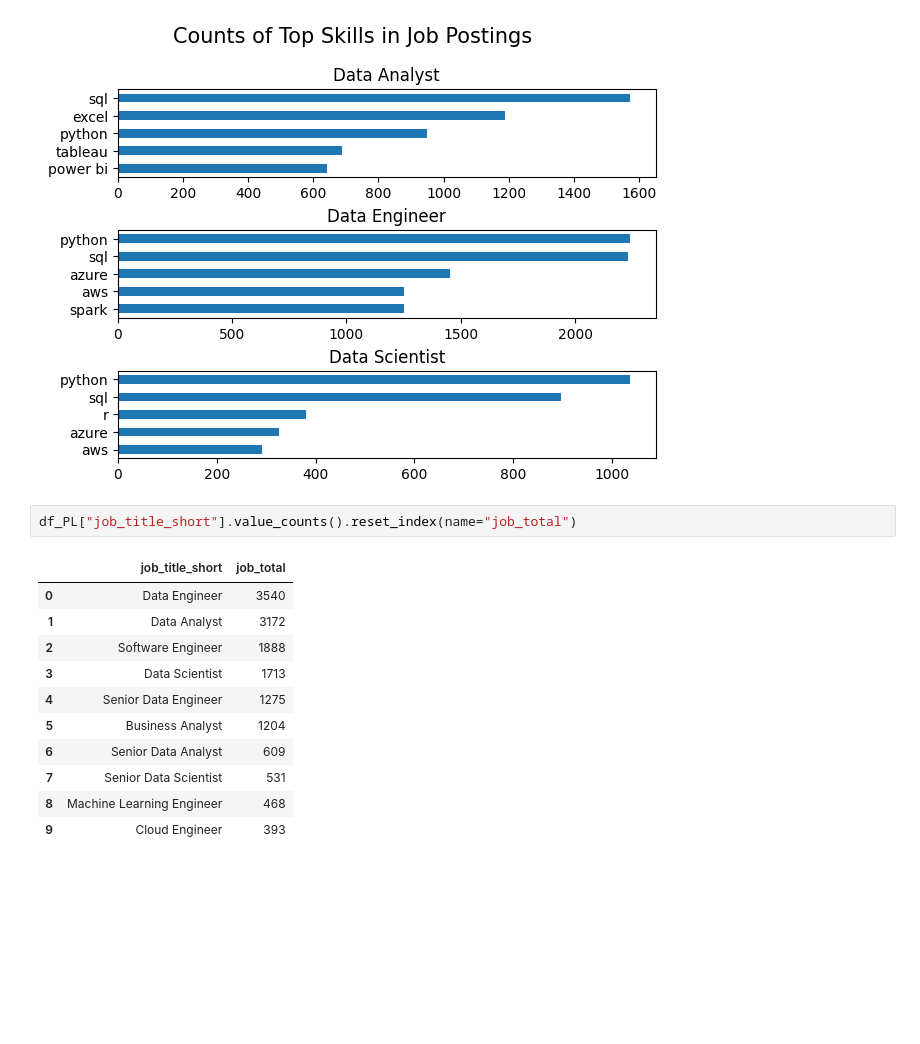
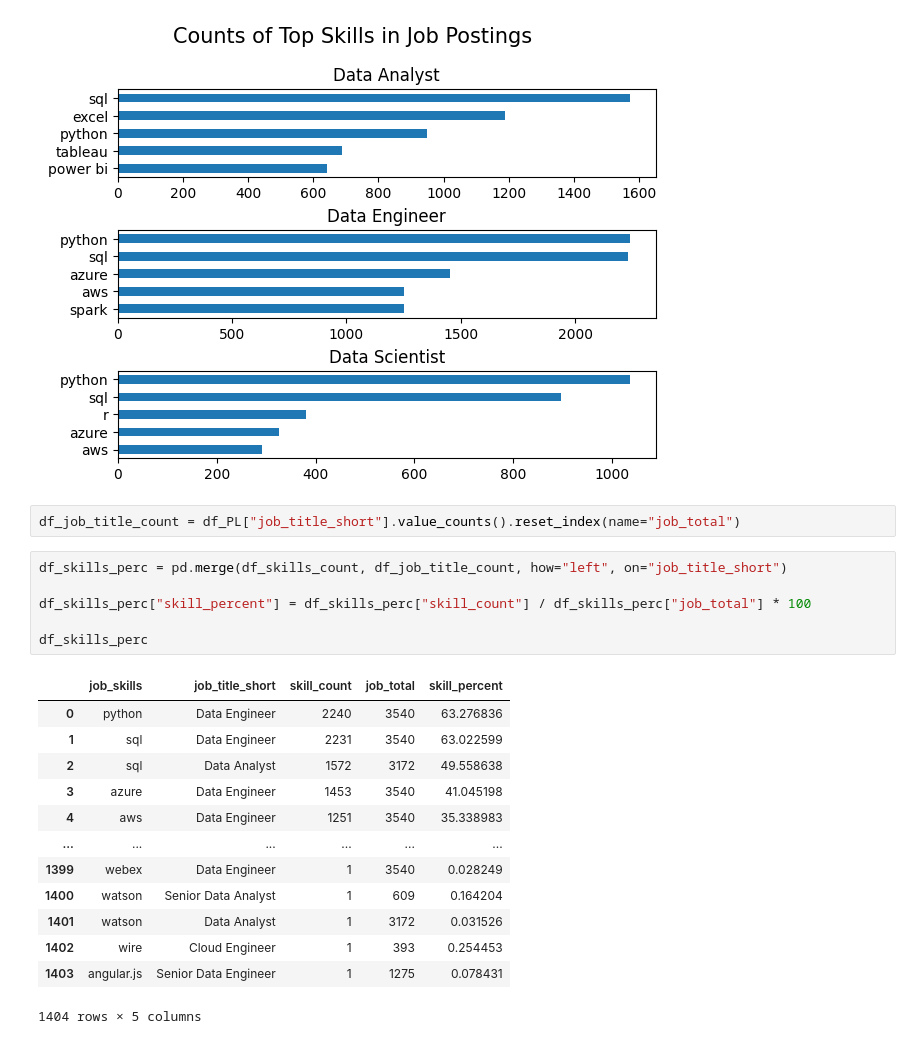
Before and after one commit to matcze/job_data_analysis, a Jupyter notebook: 2_skills_count.ipynb, the cells around one changed output. Drawn from its saved outputs; the diff is of its cells as text; blank space fills up the shorter version.

```diff
--- a/2_skills_count.ipynb
+++ b/2_skills_count.ipynb
@@ -54,16 +54,24 @@ plt.show()
 # %% [output]
 [figure]
 # %%
-df_PL["job_title_short"].value_counts().reset_index(name="job_total")
+df_job_title_count = df_PL["job_title_short"].value_counts().reset_index(name="job_total")
-# %% [output]
-|  | job_title_short | job_total |
-| 0 | Data Engineer | 3540 |
-| 1 | Data Analyst | 3172 |
-| 2 | Software Engineer | 1888 |
-| 3 | Data Scientist | 1713 |
-| 4 | Senior Data Engineer | 1275 |
-| 5 | Business Analyst | 1204 |
-| 6 | Senior Data Analyst | 609 |
-| 7 | Senior Data Scientist | 531 |
-| 8 | Machine Learning Engineer | 468 |
-| 9 | Cloud Engineer | 393 |
+# %%
+df_skills_perc = pd.merge(df_skills_count, df_job_title_count, how="left", on="job_title_short")
+
+df_skills_perc["skill_percent"] = df_skills_perc["skill_count"] / df_skills_perc["job_total"] * 100
+
+df_skills_perc
+# %% [output]
+|  | job_skills | job_title_short | skill_count | job_total | skill_percent |
+| 0 | python | Data Engineer | 2240 | 3540 | 63.276836 |
+| 1 | sql | Data Engineer | 2231 | 3540 | 63.022599 |
+| 2 | sql | Data Analyst | 1572 | 3172 | 49.558638 |
+| 3 | azure | Data Engineer | 1453 | 3540 | 41.045198 |
+| 4 | aws | Data Engineer | 1251 | 3540 | 35.338983 |
+| ... | ... | ... | ... | ... | ... |
+| 1399 | webex | Data Engineer | 1 | 3540 | 0.028249 |
+| 1400 | watson | Senior Data Analyst | 1 | 609 | 0.164204 |
+| 1401 | watson | Data Analyst | 1 | 3172 | 0.031526 |
+| 1402 | wire | Cloud Engineer | 1 | 393 | 0.254453 |
+| 1403 | angular.js | Senior Data Engineer | 1 | 1275 | 0.078431 |
+1404 rows × 5 columns
```
Also changed, not shown: parts of 1 cell of this notebook, 1 other file.
